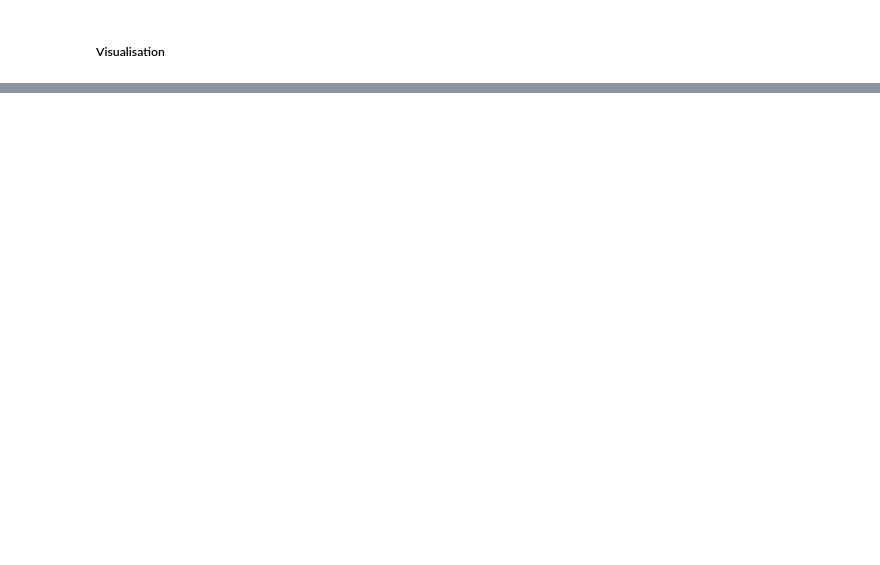
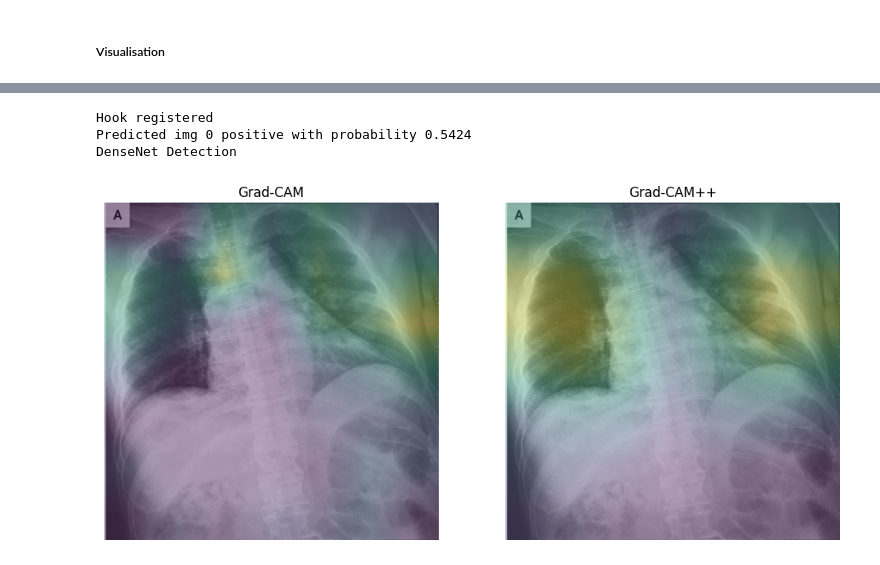
Before and after one commit to Kaishoo-git/COVID-19-Chest-XRay, a Jupyter notebook: pytorch.ipynb, the cells around one changed output, grey strips where cells are left out. Saved outputs shown, nothing was run; the diff lists cells and outputs as text; code cells hidden in the pictures; blank space fills up the shorter version.

```diff
--- a/pytorch.ipynb
+++ b/pytorch.ipynb
@@ -165,3 +67,5 @@ model = MyResNet18()
+# %%
+densenet_v = MyDenseNet()
 # %% [markdown]
 ##### Training Model
 # %%
@@ -419,0 +141,18 @@ Heatmap generated in 0.13s
+# %%
+for param in densenet_v.parameters():
+    param.requires_grad = True
+
+# Model visualisation with GradCam
+sample_pred = infer(densenet_v, sample_img)
+
+# Generate heatmaps using Grad-CAM and Grad-CAM++
+heatmap_gc = get_gradcam(densenet_v, sample_pred, sample_img)
+heatmap_gcpp = get_gradcam_pp(densenet_v, sample_pred, sample_img)
+
+print("DenseNet Detection")
+vis_comparison(img_numpy, heatmap_gc, heatmap_gcpp)
+# %% [output]
+Hook registered
+Predicted img 0 positive with probability 0.5424
+DenseNet Detection
+[figure, added]
```
Also changed, not shown: parts of 9 cells of this notebook, 3 other files.
